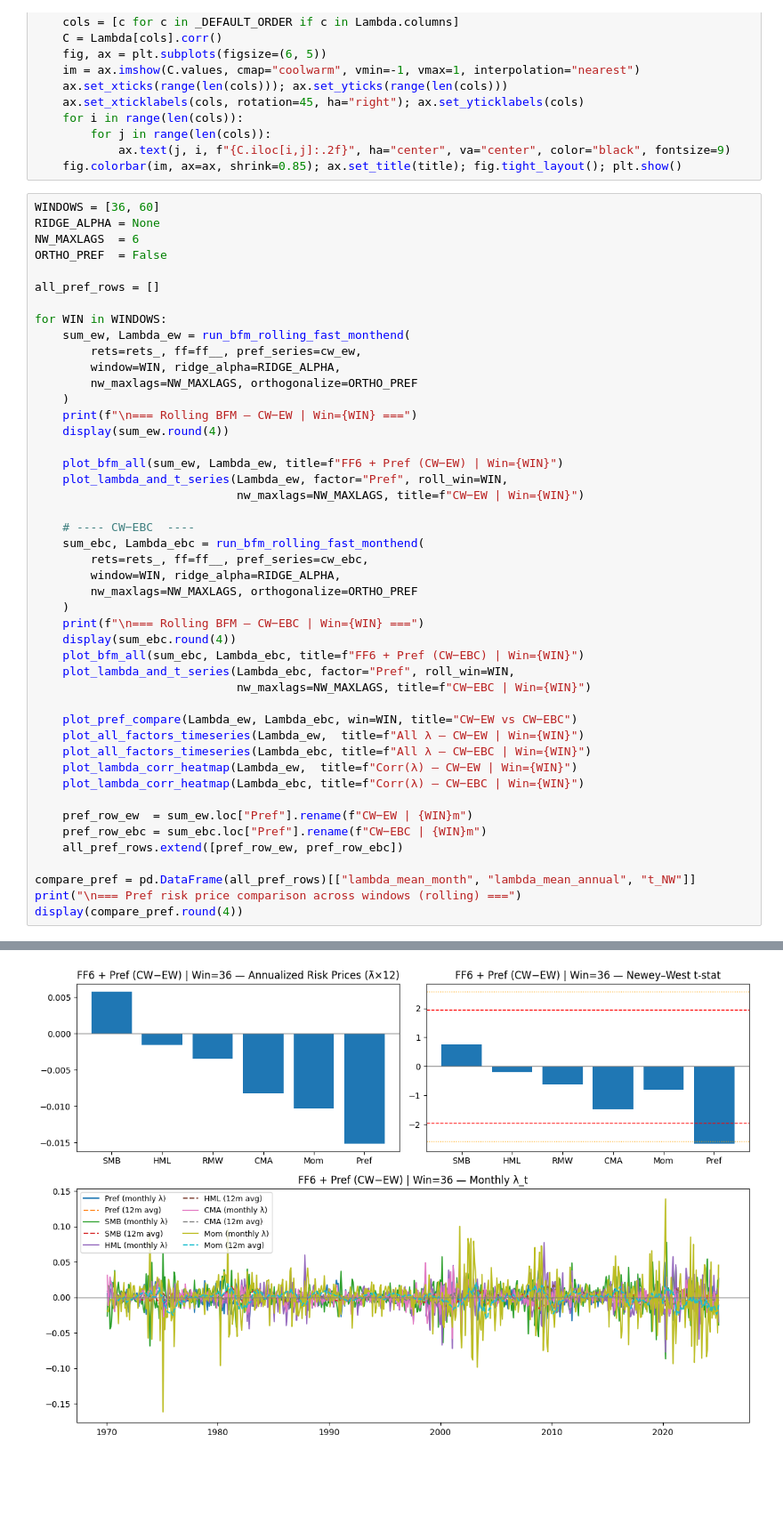
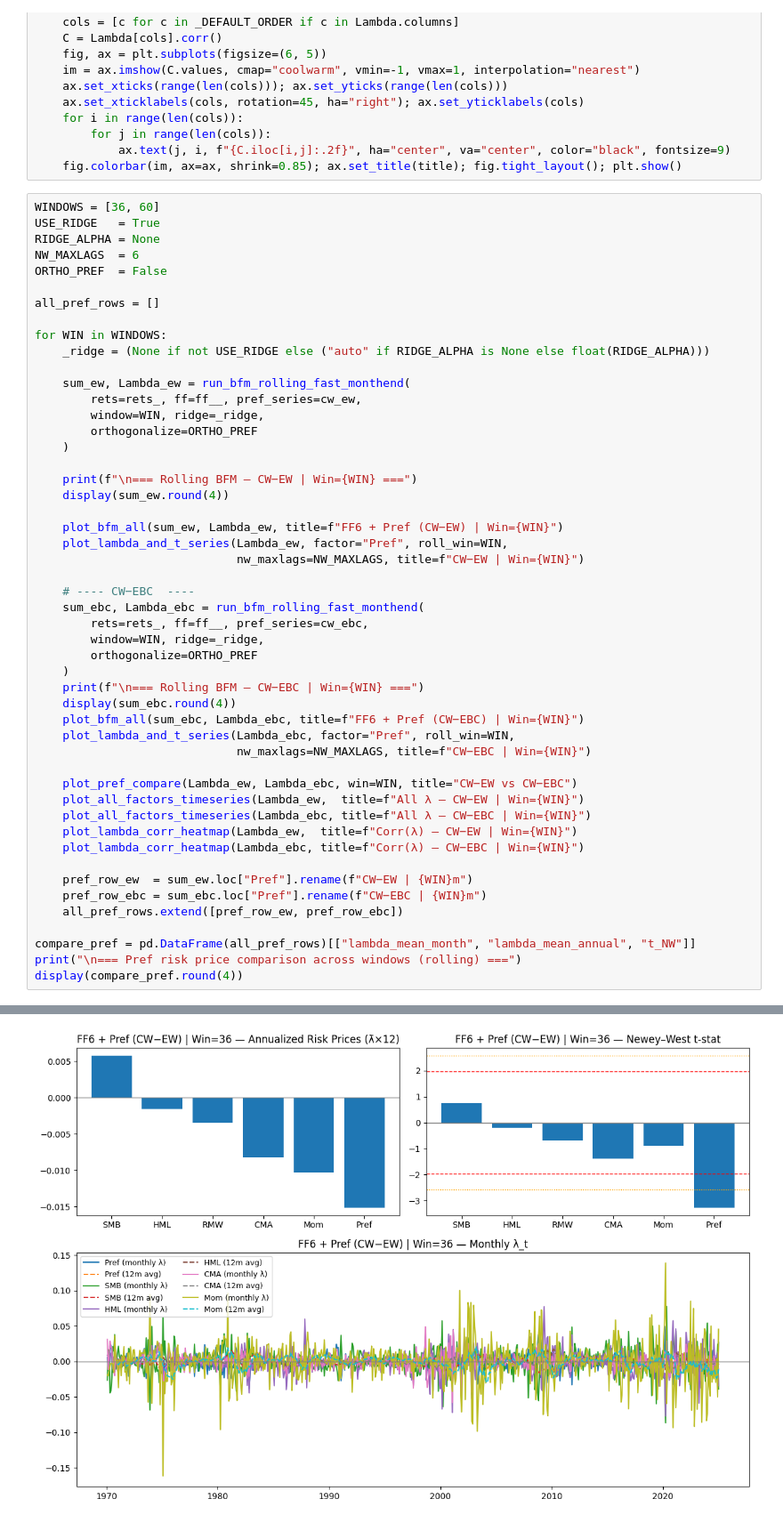
Before and after one commit to eviprous/Invesco-Research, a Jupyter notebook: ew_vs_ebc_pro.ipynb, the cells around one changed output, grey strips where cells are left out. Shown at 89% size. Cells and saved outputs as stored; diff of their text form; blank space fills up the shorter version.

```diff
--- a/ew_vs_ebc_pro.ipynb
+++ b/ew_vs_ebc_pro.ipynb
@@ -818,6 +810,7 @@ def plot_lambda_corr_heatmap(Lambda: pd.DataFrame, title: str = "Corr of λ (fac
     fig.colorbar(im, ax=ax, shrink=0.85); ax.set_title(title); fig.tight_layout(); plt.show()
 # %%
 WINDOWS = [36, 60]
+USE_RIDGE   = True
 RIDGE_ALPHA = None
 NW_MAXLAGS  = 6
 ORTHO_PREF  = False
@@ -825,11 +818,14 @@ ORTHO_PREF  = False
 all_pref_rows = []
 
 for WIN in WINDOWS:
+    _ridge = (None if not USE_RIDGE else ("auto" if RIDGE_ALPHA is None else float(RIDGE_ALPHA)))
+
     sum_ew, Lambda_ew = run_bfm_rolling_fast_monthend(
         rets=rets_, ff=ff__, pref_series=cw_ew,
-        window=WIN, ridge_alpha=RIDGE_ALPHA,
-        nw_maxlags=NW_MAXLAGS, orthogonalize=ORTHO_PREF
+        window=WIN, ridge=_ridge,
+        orthogonalize=ORTHO_PREF
     )
+
     print(f"\n=== Rolling BFM — CW−EW | Win={WIN} ===")
     display(sum_ew.round(4))
 
@@ -840,8 +836,8 @@ for WIN in WINDOWS:
     # ---- CW−EBC  ----
     sum_ebc, Lambda_ebc = run_bfm_rolling_fast_monthend(
         rets=rets_, ff=ff__, pref_series=cw_ebc,
-        window=WIN, ridge_alpha=RIDGE_ALPHA,
-        nw_maxlags=NW_MAXLAGS, orthogonalize=ORTHO_PREF
+        window=WIN, ridge=_ridge,
+        orthogonalize=ORTHO_PREF
     )
     print(f"\n=== Rolling BFM — CW−EBC | Win={WIN} ===")
     display(sum_ebc.round(4))
@@ -875,4 +871,4 @@ display(compare_pref.round(4))
-[figure, old version]
+[figure, new version]
 [figure]
 === Rolling BFM — CW−EBC | Win=36 ===
 |  | lambda_mean_month | lambda_mean_annual | t_NW |
```
Also changed, not shown: parts of 3 cells of this notebook.
